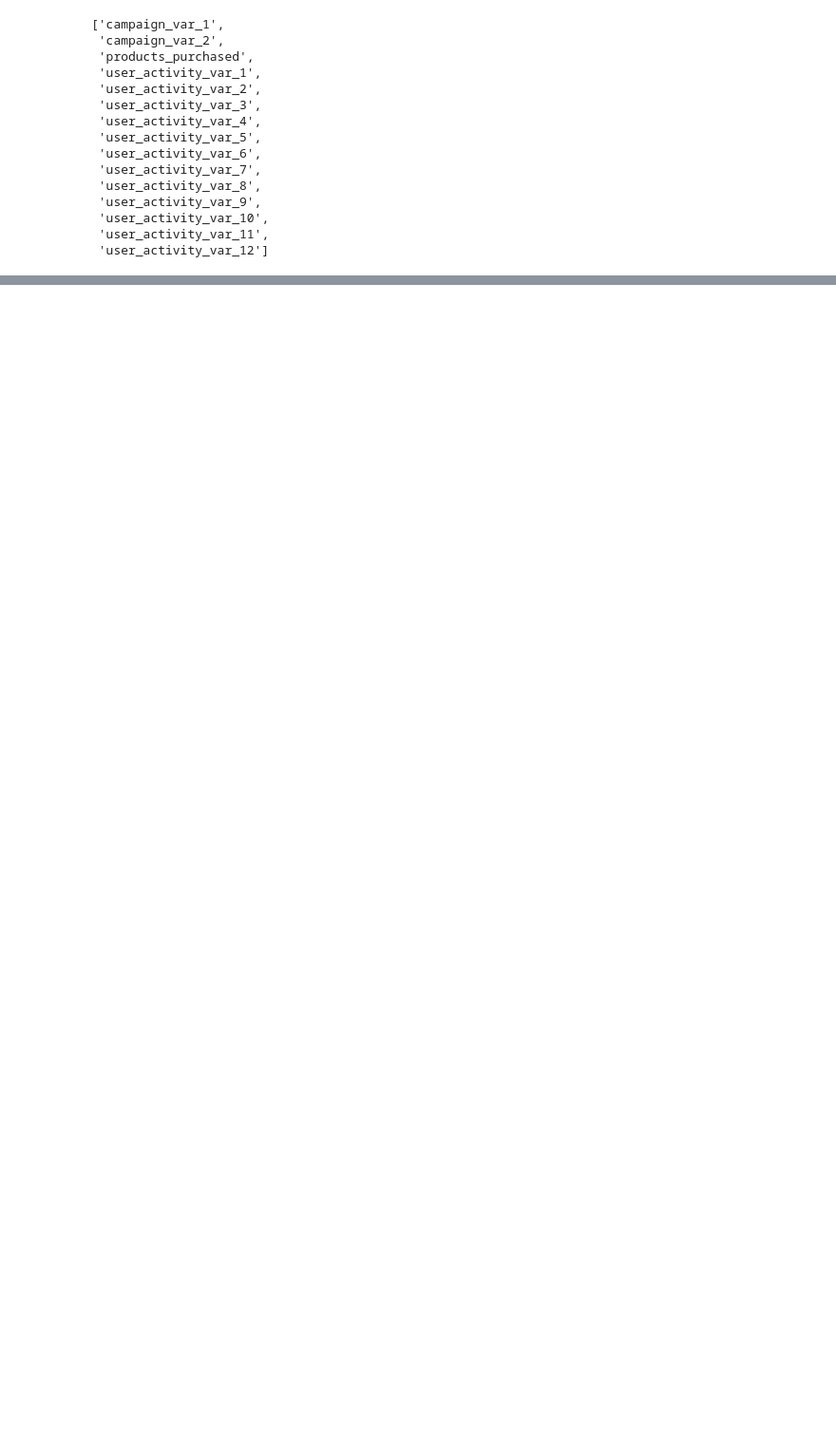
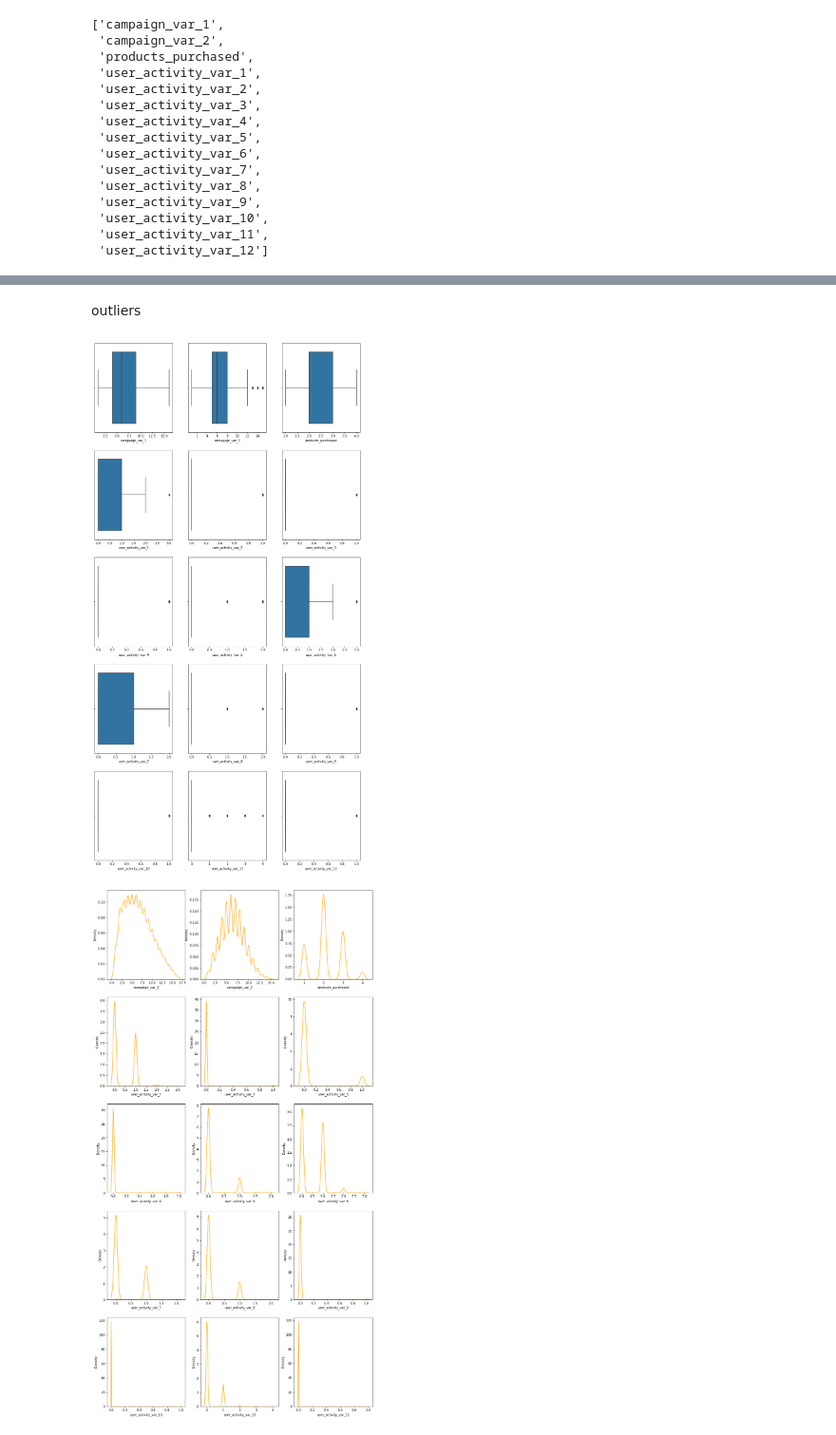
Before and after one commit to chethanbr86/MLDL_projects, a Jupyter notebook: AV_Jobathon_June2022/AV_Jobathon_june22.ipynb, the cells around one changed output, grey strips where cells are left out. Shown at 95% size. Drawn from its saved outputs; the diff is of its cells as text; code cells hidden in the pictures; blank space fills up the shorter version.

Commit message:
outlier

```diff
--- a/AV_Jobathon_June2022/AV_Jobathon_june22.ipynb
+++ b/AV_Jobathon_June2022/AV_Jobathon_june22.ipynb
@@ -145,0 +183,18 @@ col_num
+# %% [markdown]
+outliers
+# %%
+def outlier(df, num):
+    plt.figure(figsize=(15,30))
+    for i in enumerate(num):
+        plt.subplot(5,3,i[0]+1)
+        sns.boxplot(df[i[1]])
+
+    plt.figure(figsize=(15,30))
+    for j in enumerate(num):
+        plt.subplot(5,3,j[0]+1)
+        sns.kdeplot(df[j[1]], color='orange')
+# %%
+outlier(train,col_num)
+# %% [output]
+[figure, added]
+[figure, added]
```
Also changed, not shown: parts of 8 cells of this notebook.
